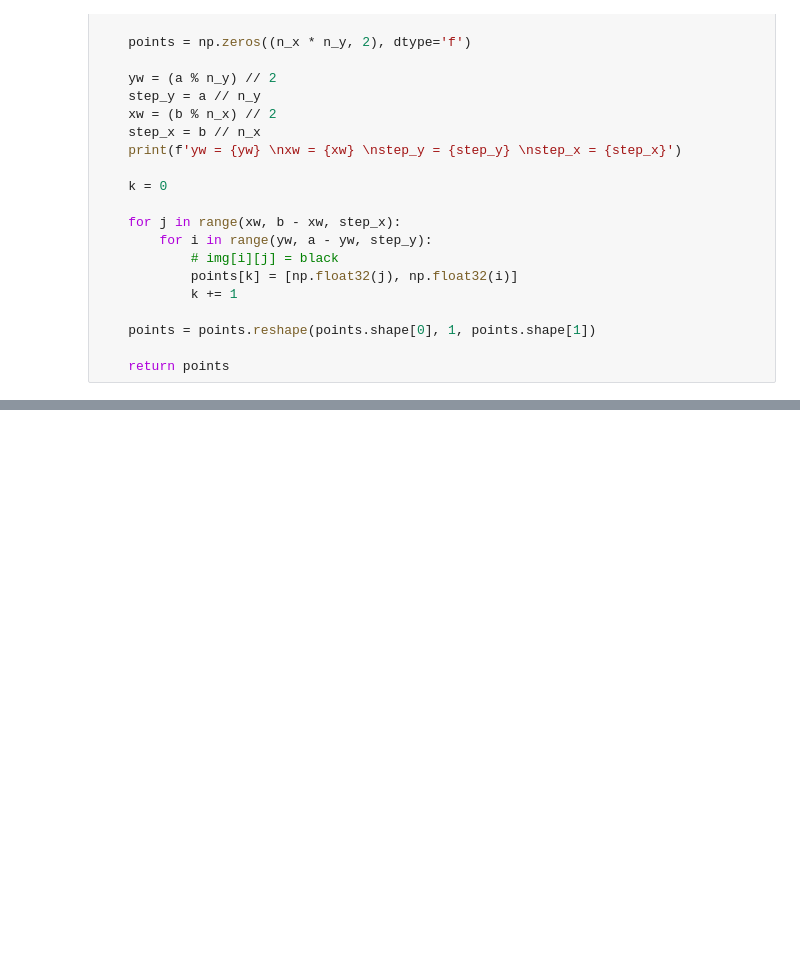
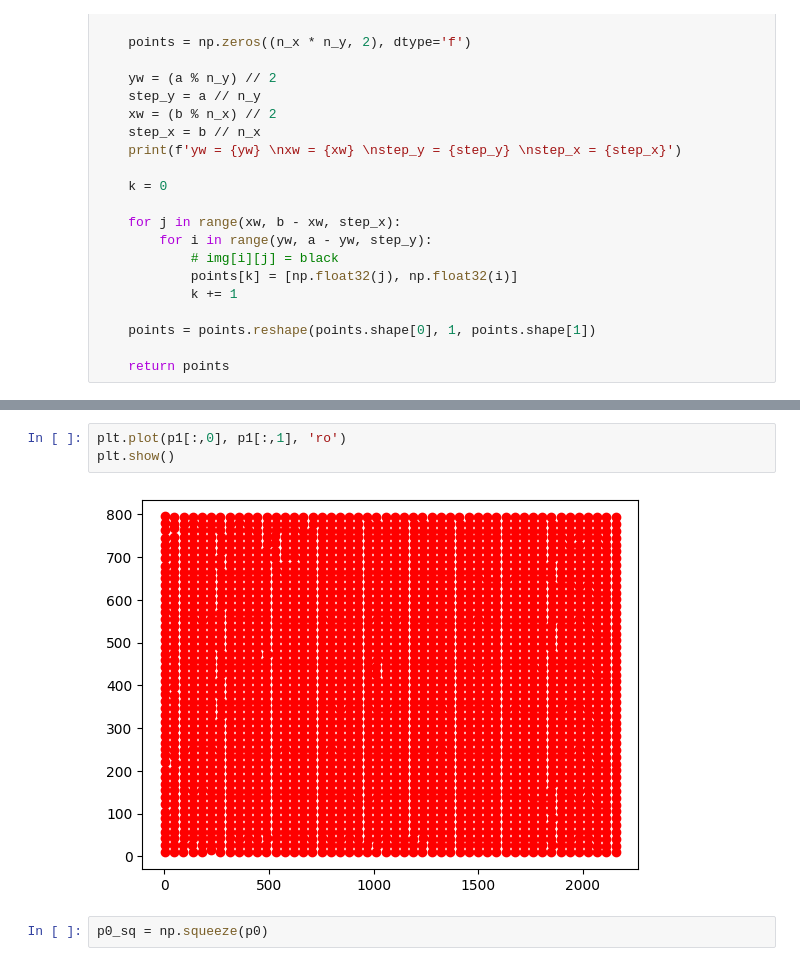
Before and after one commit to ravilkooo/ContactlessPlaneTesting, a Jupyter notebook: Ilsur/test_optical_flow.ipynb, the cells around one changed output, grey strips where cells are left out. Cells and saved outputs as stored; diff of their text form; blank space fills up the shorter version.

```diff
--- a/Ilsur/test_optical_flow.ipynb
+++ b/Ilsur/test_optical_flow.ipynb
@@ -106,0 +119,7 @@ step_x = 38
+# %%
+plt.plot(p1[:,0], p1[:,1], 'ro')
+plt.show()
+# %% [output]
+[figure, added]
+# %%
+p0_sq = np.squeeze(p0)
```
Also changed, not shown: parts of 9 cells of this notebook.
